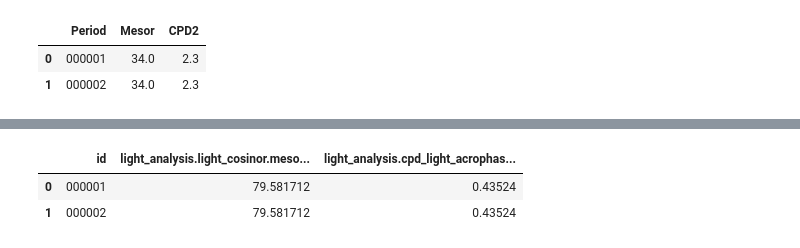
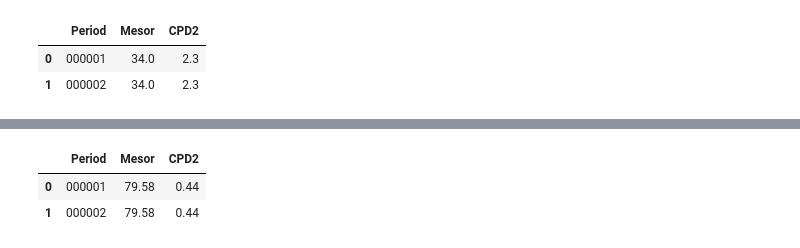
Before and after one commit to arahjou/APP_CIRCADIAN_MEDICINE, a Jupyter notebook: database_analysis.ipynb, the cells around one changed output, grey strips where cells are left out. Saved outputs shown, nothing was run; the diff lists cells and outputs as text; code cells hidden in the pictures.

```diff
--- a/database_analysis.ipynb
+++ b/database_analysis.ipynb
@@ -2546,9 +2579,16 @@ table_5.head()
 # %%
-table_6 = df_combined[['id',
+table_8 = df_combined[['id',
                        'light_analysis.light_cosinor.mesor_mean',
                        'light_analysis.cpd_light_acrophase.cpd_hours_mean']].copy()
-table_6.head()
+table_8.rename(columns={
+    'id': 'Period',
+    'light_analysis.light_cosinor.mesor_mean': 'Mesor',
+    'light_analysis.cpd_light_acrophase.cpd_hours_mean': 'CPD2'
+}, inplace=True)
+# round to 2 decimal places
+table_8 = table_8.round({'Mesor': 2, 'CPD2': 2})
+table_8.head()
 # %% [output]
-|  | id | light_analysis.light_cosinor.meso... | light_analysis.cpd_light_acrophas... |
-| 0 | 000001 | 79.581712 | 0.43524 |
-| 1 | 000002 | 79.581712 | 0.43524 |
+|  | Period | Mesor | CPD2 |
+| 0 | 000001 | 79.58 | 0.44 |
+| 1 | 000002 | 79.58 | 0.44 |
```
Also changed, not shown: parts of 5 cells of this notebook.
